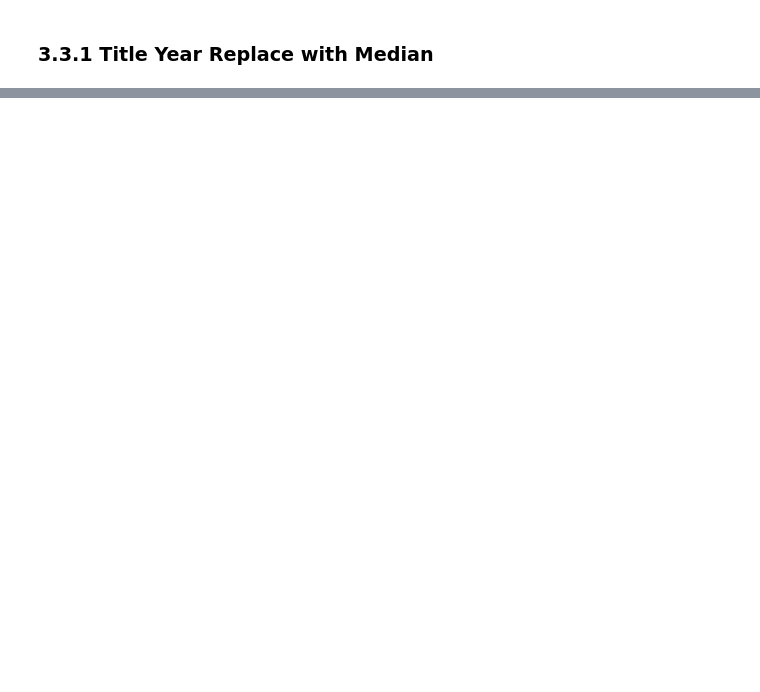
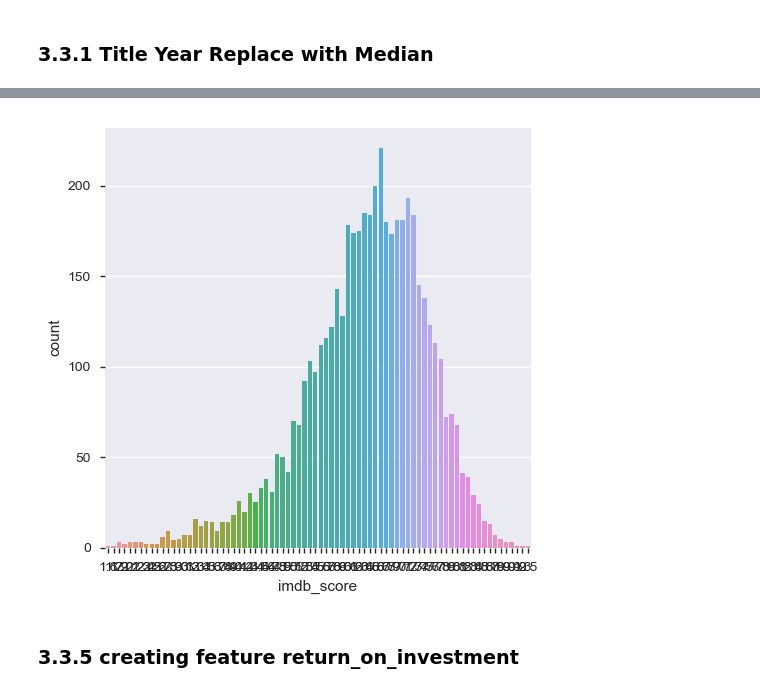
Before and after one commit to TJ-DS/ExploratoryDataAnalysis-EDA, a Jupyter notebook: Movies Dataset/MoviesMetadataDatasetEDA.ipynb, the cells around one changed output, grey strips where cells are left out. Saved outputs shown, nothing was run; the diff lists cells and outputs as text; code cells hidden in the pictures; blank space fills up the shorter version.

```diff
--- a/Movies Dataset/MoviesMetadataDatasetEDA.ipynb
+++ b/Movies Dataset/MoviesMetadataDatasetEDA.ipynb
@@ -295,0 +377,4 @@ MoviMetaData[MoviMetaData['title_year'].isnull()]
+# %%
+ax = sns.catplot(x="imdb_score", kind="count" ,orient='h', data=MoviMetaData,);
+# %% [output]
+[figure, added]
@@ -295,0 +383,2 @@ MoviMetaData[MoviMetaData['title_year'].isnull()]
+# %% [markdown]
+### 3.3.5 creating feature return_on_investment
```
Also changed, not shown: parts of 17 cells of this notebook.
